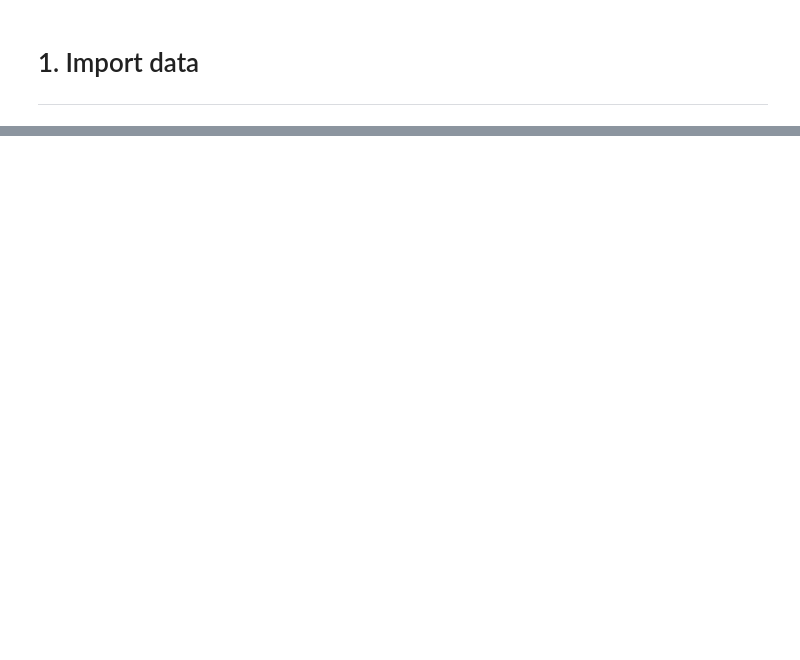
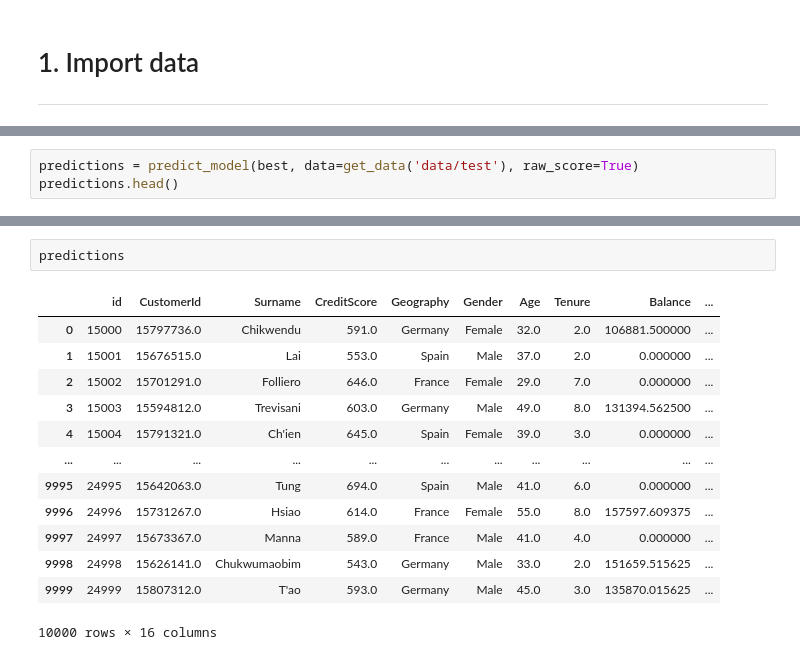
Before and after one commit to lucasvazelle/MOSEF-Bank-Churn-Prediction-VAZELLE-TAVERDIAN, a Jupyter notebook: src/test_pycaret.ipynb, the cells around one changed output, grey strips where cells are left out. Cells and saved outputs as stored; diff of their text form; blank space fills up the shorter version.

```diff
--- a/src/test_pycaret.ipynb
+++ b/src/test_pycaret.ipynb
@@ -80,0 +217,3 @@ hyperpara
+# %%
+predictions = predict_model(best, data=get_data('data/test'), raw_score=True)
+predictions.head()
@@ -80,0 +234,16 @@ hyperpara
+# %%
+predictions
+# %% [output]
+|  | id | CustomerId | Surname | CreditScore | Geography | Gender | Age | Tenure | Balance | ... |
+| 0 | 15000 | 15797736.0 | Chikwendu | 591.0 | Germany | Female | 32.0 | 2.0 | 106881.500000 | ... |
+| 1 | 15001 | 15676515.0 | Lai | 553.0 | Spain | Male | 37.0 | 2.0 | 0.000000 | ... |
+| 2 | 15002 | 15701291.0 | Folliero | 646.0 | France | Female | 29.0 | 7.0 | 0.000000 | ... |
+| 3 | 15003 | 15594812.0 | Trevisani | 603.0 | Germany | Male | 49.0 | 8.0 | 131394.562500 | ... |
+| 4 | 15004 | 15791321.0 | Ch'ien | 645.0 | Spain | Female | 39.0 | 3.0 | 0.000000 | ... |
+| ... | ... | ... | ... | ... | ... | ... | ... | ... | ... | ... |
+| 9995 | 24995 | 15642063.0 | Tung | 694.0 | Spain | Male | 41.0 | 6.0 | 0.000000 | ... |
+| 9996 | 24996 | 15731267.0 | Hsiao | 614.0 | France | Female | 55.0 | 8.0 | 157597.609375 | ... |
+| 9997 | 24997 | 15673367.0 | Manna | 589.0 | France | Male | 41.0 | 4.0 | 0.000000 | ... |
+| 9998 | 24998 | 15626141.0 | Chukwumaobim | 543.0 | Germany | Male | 33.0 | 2.0 | 151659.515625 | ... |
+| 9999 | 24999 | 15807312.0 | T'ao | 593.0 | Germany | Male | 45.0 | 3.0 | 135870.015625 | ... |
+10000 rows × 16 columns
```
Also changed, not shown: parts of 23 cells of this notebook, 4 other files.
